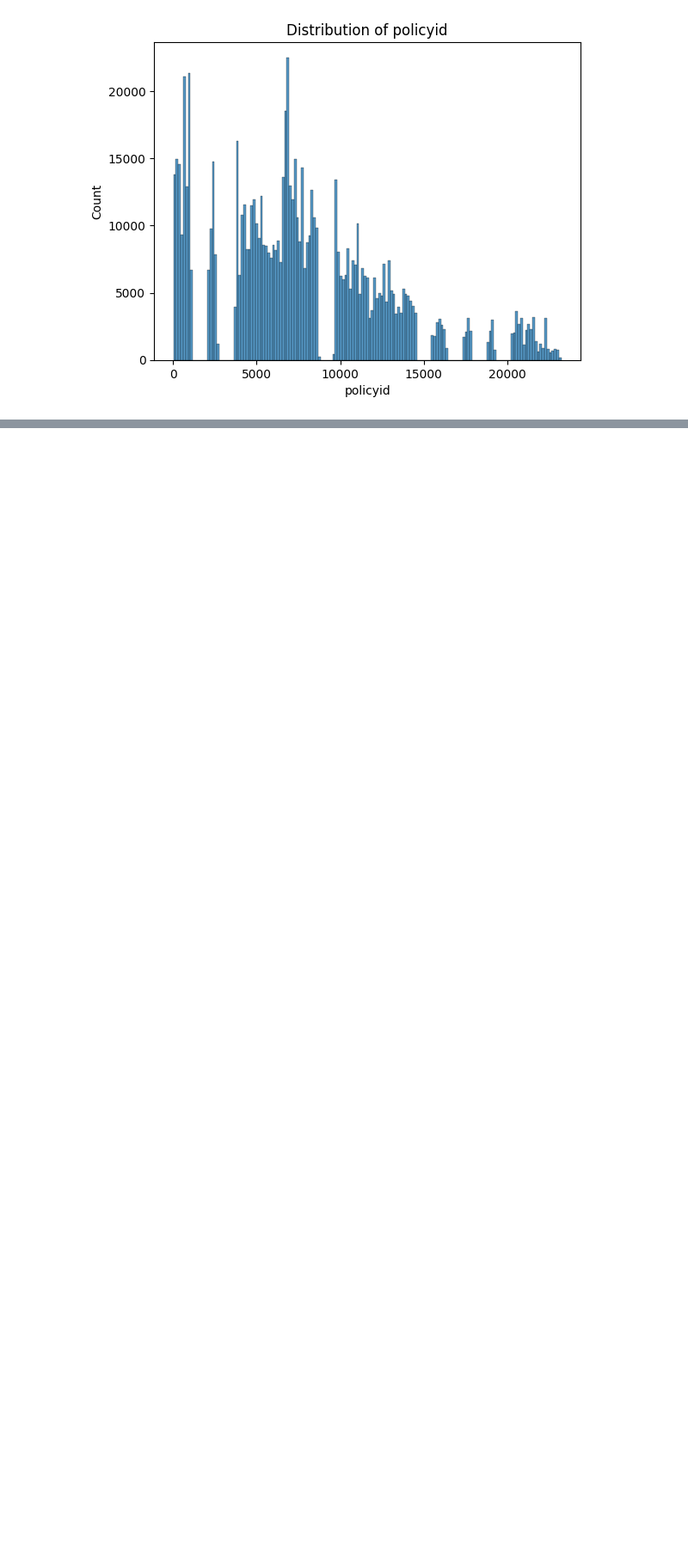
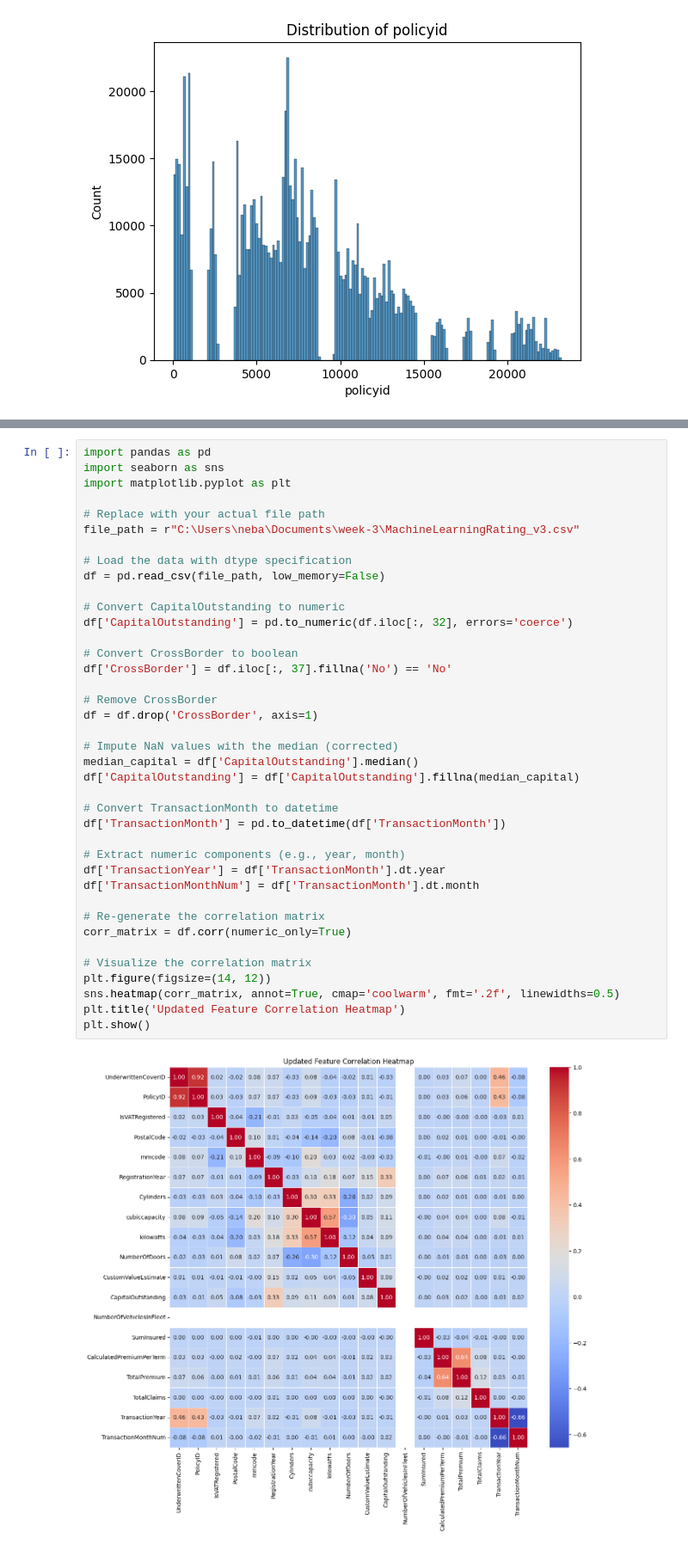
Before and after one commit to nebiyou27/Insurance-Analytics, a Jupyter notebook: notebooks/01_data_exploration.ipynb, the cells around one changed output, grey strips where cells are left out. Shown at 86% size. Saved outputs shown, nothing was run; the diff lists cells and outputs as text; blank space fills up the shorter version.

Commit message:
feat: Conducted comprehensive EDA to understand data structure, quality, and key insights

```diff
--- a/notebooks/01_data_exploration.ipynb
+++ b/notebooks/01_data_exploration.ipynb
@@ -210,0 +453,41 @@ std                  335.039685       8.769871     450.348698
+# %%
+import pandas as pd
+import seaborn as sns
+import matplotlib.pyplot as plt
+
+# Replace with your actual file path
+file_path = r"C:\Users\neba\Documents\week-3\MachineLearningRating_v3.csv"
+
+# Load the data with dtype specification
+df = pd.read_csv(file_path, low_memory=False)
+
+# Convert CapitalOutstanding to numeric
+df['CapitalOutstanding'] = pd.to_numeric(df.iloc[:, 32], errors='coerce')
+
+# Convert CrossBorder to boolean
+df['CrossBorder'] = df.iloc[:, 37].fillna('No') == 'No'
+
+# Remove CrossBorder
+df = df.drop('CrossBorder', axis=1)
+
+# Impute NaN values with the median (corrected)
+median_capital = df['CapitalOutstanding'].median()
+df['CapitalOutstanding'] = df['CapitalOutstanding'].fillna(median_capital)
+
+# Convert TransactionMonth to datetime
+df['TransactionMonth'] = pd.to_datetime(df['TransactionMonth'])
+
+# Extract numeric components (e.g., year, month)
+df['TransactionYear'] = df['TransactionMonth'].dt.year
+df['TransactionMonthNum'] = df['TransactionMonth'].dt.month
+
+# Re-generate the correlation matrix
+corr_matrix = df.corr(numeric_only=True)
+
+# Visualize the correlation matrix
+plt.figure(figsize=(14, 12))
+sns.heatmap(corr_matrix, annot=True, cmap='coolwarm', fmt='.2f', linewidths=0.5)
+plt.title('Updated Feature Correlation Heatmap')
+plt.show()
+# %% [output]
+[figure, added]
```
Also changed, not shown: parts of 16 cells of this notebook, 1 other file.
